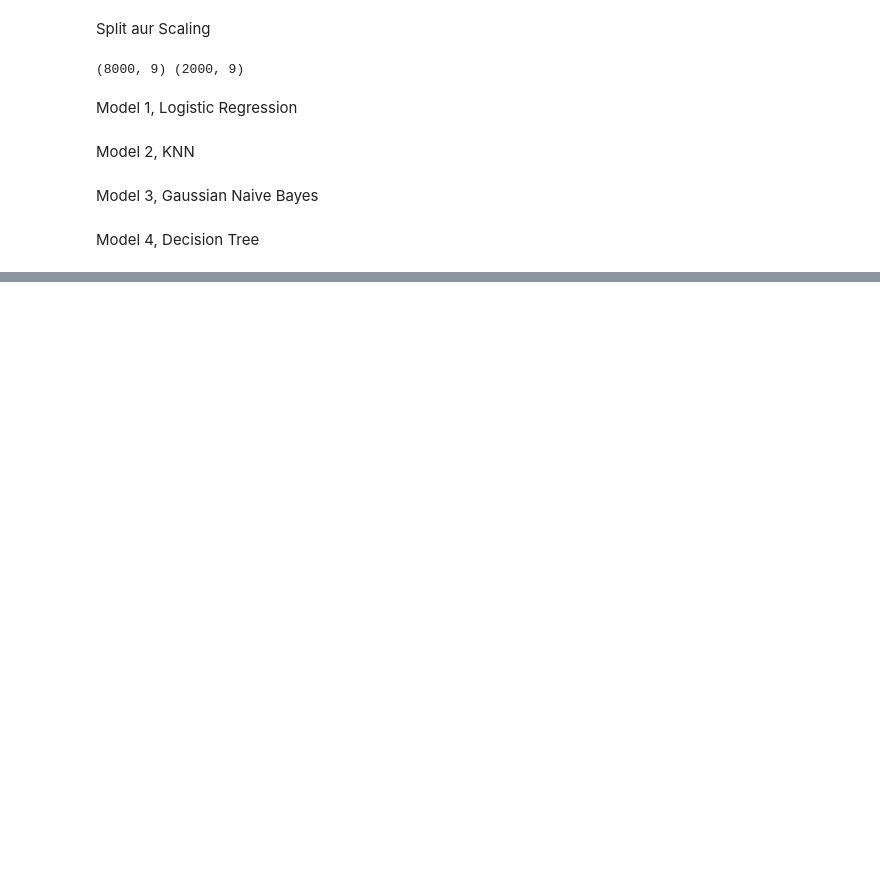
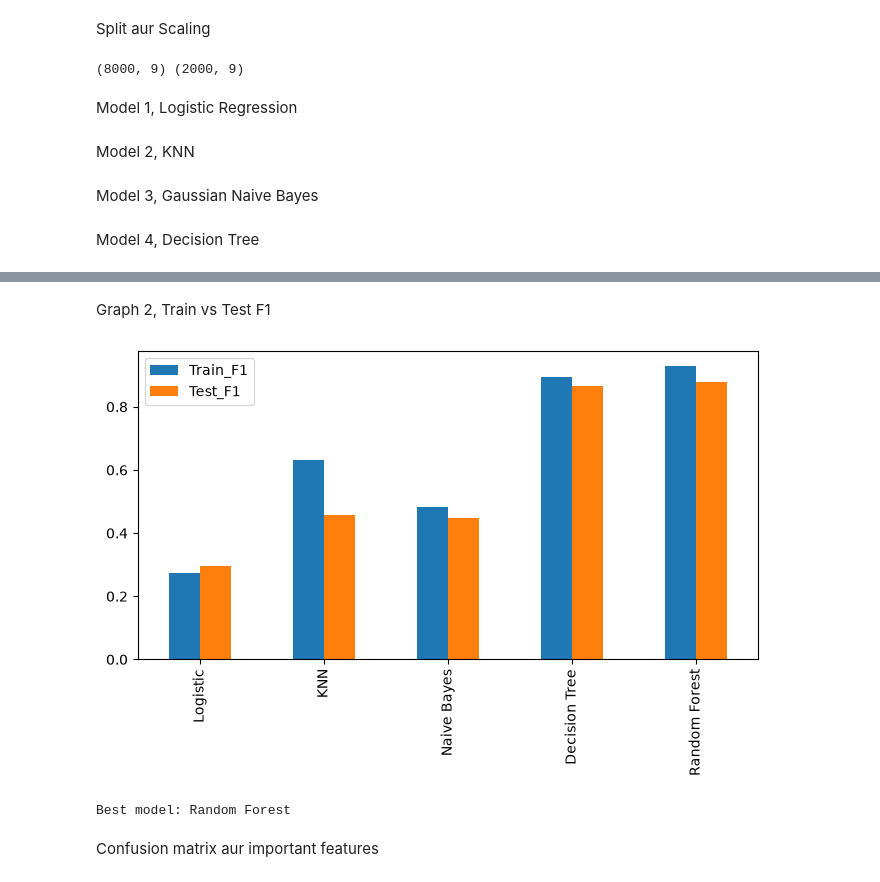
Before and after one commit to paramcgwala-crypto/param_pythonand_ml_turtle_graphic_proper_notation, a Jupyter notebook: basic_Tradition_programing_python/Ml_new_Project_omly_for_prctice/ai4i2020.ipynb, the cells around one changed output, grey strips where cells are left out. Saved outputs shown, nothing was run; the diff lists cells and outputs as text; code cells hidden in the pictures; blank space fills up the shorter version.

```diff
--- a/basic_Tradition_programing_python/Ml_new_Project_omly_for_prctice/ai4i2020.ipynb
+++ b/basic_Tradition_programing_python/Ml_new_Project_omly_for_prctice/ai4i2020.ipynb
@@ -185,0 +188,6 @@ row_dt = [accuracy_score(y_train, tr), precision_score(y_train, tr), recall_scor
+# %%
+rf = RandomForestClassifier(n_estimators=200, max_depth=10, random_state=42)  # Random Forest banaya, 200 trees ka jungle
+rf.fit(X_train_s, y_train)  # model ko train data par sikhaya
+tr = rf.predict(X_train_s)  # train par prediction
+te = rf.predict(X_test_s)  # test par prediction
+row_rf = [accuracy_score(y_train, tr), precision_score(y_train, tr), recall_score(y_train, tr), f1_score(y_train, tr), accuracy_score(y_test, te), precision_score(y_test, te), recall_score(y_test, te), f1_score(y_test, te)]  # train aur test ke 4-4 score list me rakhe
@@ -185,0 +196,6 @@ row_dt = [accuracy_score(y_train, tr), precision_score(y_train, tr), recall_scor
+# %%
+cols = ['Train_Acc', 'Train_Prec', 'Train_Rec', 'Train_F1', 'Test_Acc', 'Test_Prec', 'Test_Rec', 'Test_F1']  # table ke column ke naam
+names = ['Logistic', 'KNN', 'Naive Bayes', 'Decision Tree', 'Random Forest']  # models ke naam
+results = pd.DataFrame([row_lr, row_knn, row_gnb, row_dt, row_rf], columns=cols, index=names)  # saari rows ko jod ke ek table banaya
+results = results.round(3)  # 3 decimal tak gol kiya
+results  # table dikhaya
@@ -185,0 +209,11 @@ row_dt = [accuracy_score(y_train, tr), precision_score(y_train, tr), recall_scor
+# %% [markdown]
+Graph 2, Train vs Test F1
+# %%
+results[['Train_F1', 'Test_F1']].plot(kind='bar', figsize=(8, 4))  # har model ka Train aur Test F1 bar chart me
+plt.show()  # graph dikhaya
+print('Best model:', results['Test_F1'].idxmax())  # jiska Test F1 sabse zyada wo best model
+# %% [output]
+[figure, added]
+Best model: Random Forest
+# %% [markdown]
+Confusion matrix aur important features
```
Also changed, not shown: parts of 10 cells of this notebook, 1 other file.
